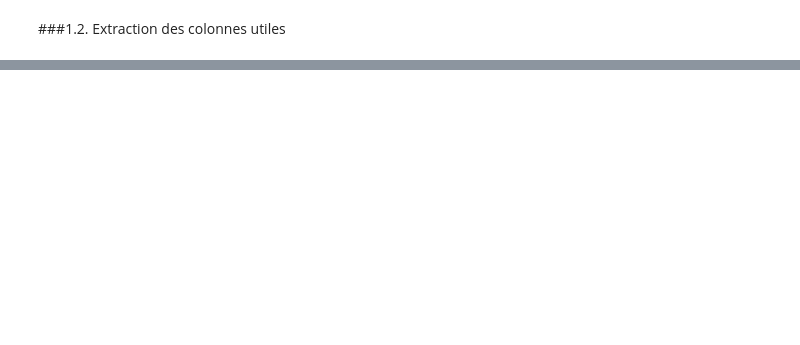
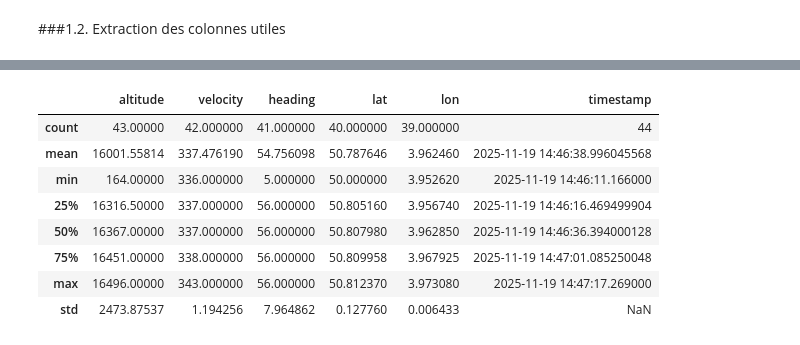
Before and after one commit to MGentieu/Data_analytics_aircraft_messages, a Jupyter notebook: GENTIEU_Martin_TP1.ipynb, the cells around one changed output, grey strips where cells are left out. Cells and saved outputs as stored; diff of their text form; code cells hidden in the pictures; blank space fills up the shorter version.

```diff
--- a/GENTIEU_Martin_TP1.ipynb
+++ b/GENTIEU_Martin_TP1.ipynb
@@ -257,0 +284,12 @@ plt.show()
+# %%
+flight.describe()
+# %% [output]
+|  | altitude | velocity | heading | lat | lon | timestamp |
+| count | 43.00000 | 42.000000 | 41.000000 | 40.000000 | 39.000000 | 44 |
+| mean | 16001.55814 | 337.476190 | 54.756098 | 50.787646 | 3.962460 | 2025-11-19 14:46:38.996045568 |
+| min | 164.00000 | 336.000000 | 5.000000 | 50.000000 | 3.952620 | 2025-11-19 14:46:11.166000 |
+| 25% | 16316.50000 | 337.000000 | 56.000000 | 50.805160 | 3.956740 | 2025-11-19 14:46:16.469499904 |
+| 50% | 16367.00000 | 337.000000 | 56.000000 | 50.807980 | 3.962850 | 2025-11-19 14:46:36.394000128 |
+| 75% | 16451.00000 | 338.000000 | 56.000000 | 50.809958 | 3.967925 | 2025-11-19 14:47:01.085250048 |
+| max | 16496.00000 | 343.000000 | 56.000000 | 50.812370 | 3.973080 | 2025-11-19 14:47:17.269000 |
+| std | 2473.87537 | 1.194256 | 7.964862 | 0.127760 | 0.006433 | NaN |
```
Also changed, not shown: parts of 13 cells of this notebook.
